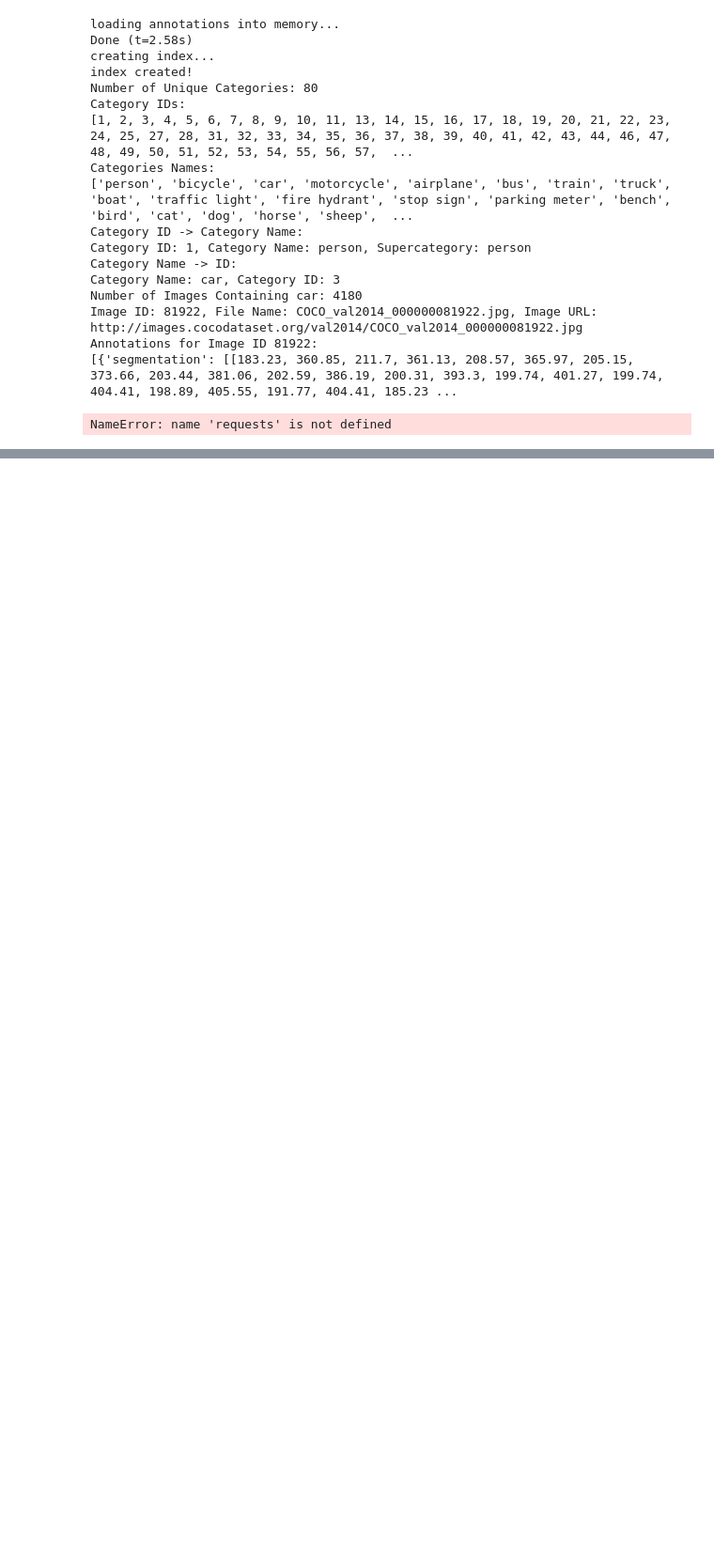
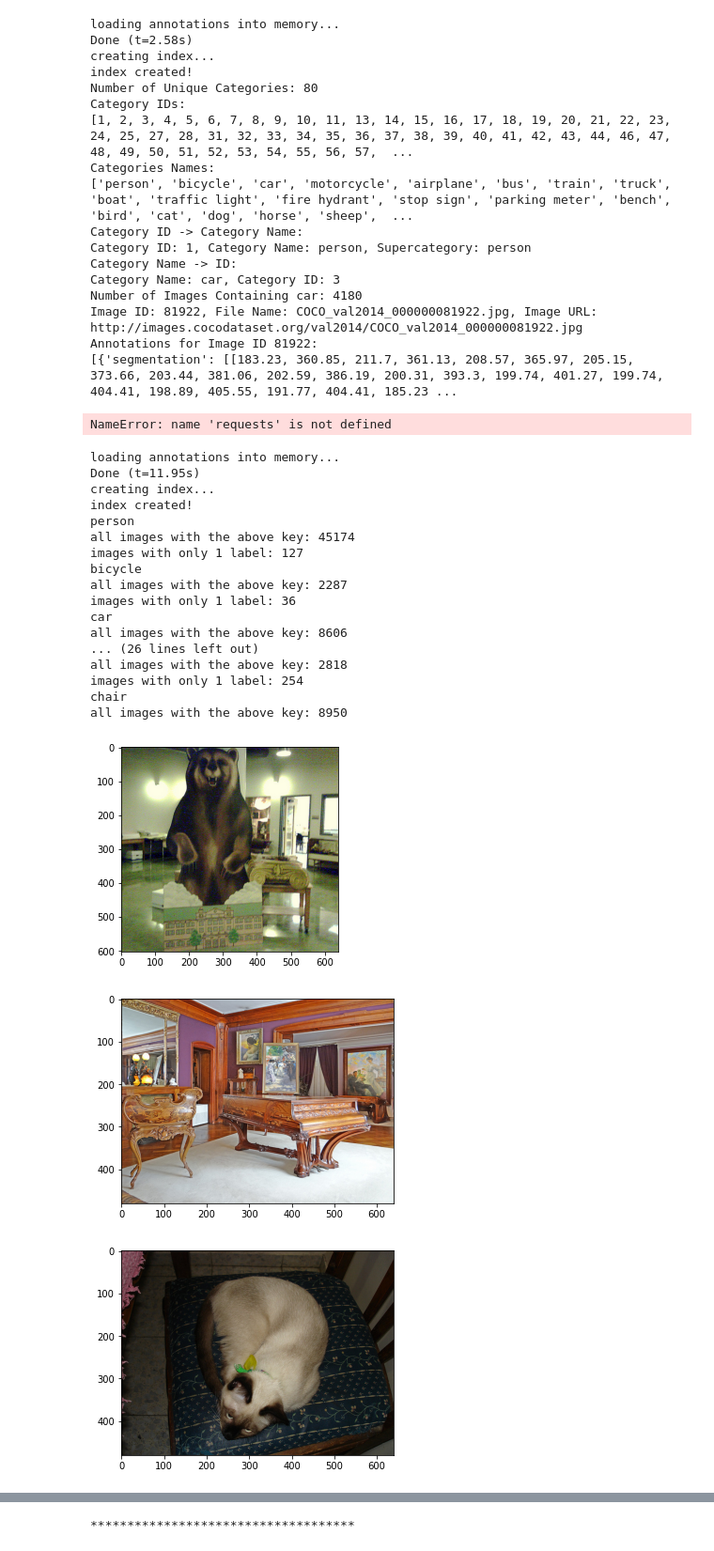
Before and after one commit to kushagraagrawal/Test_Time_Training_Image_Deblurring, a Jupyter notebook: Playground.ipynb, the cells around one changed output, grey strips where cells are left out. Shown at 94% size. Cells and saved outputs as stored; diff of their text form; code cells hidden in the pictures; blank space fills up the shorter version.

Commit message:
added script to visualise classes

```diff
--- a/Playground.ipynb
+++ b/Playground.ipynb
@@ -194,0 +217,54 @@ NameError: name 'requests' is not defined
+# %%
+import matplotlib.pyplot as plt
+from PIL import Image
+ids = list()
+coco = COCO('annotations/instances_train2014.json')
+for key, val in category_dict.items():
+    img_ids = coco.getImgIds(catIds=[val])
+    print(key)
+    print('all images with the above key: %d'%(len(img_ids)))
+    requiredID = list()
+    for ids in img_ids:
+        anns = coco.loadAnns(coco.getAnnIds(imgIds=[ids], iscrowd=None))
+        if(len(anns) == 1):
+#             if(key=='car'):
+#                 print(anns)
+#                 print('**********')
+            requiredID.append(ids)
+    if(key == 'chair'):
+        for ids in requiredID:
+            path = coco.loadImgs(ids)[0]["file_name"]
+            plt.imshow(Image.open(os.path.join('train2014', path)).convert("RGB"))
+            plt.show()
+        ite = 0
+        print('************************************')
+        for ids in img_ids:
+            if((ids not in requiredID) and (ite < 5)):
+                path = coco.loadImgs(ids)[0]["file_name"]
+                plt.imshow(Image.open(os.path.join('train2014', path)).convert("RGB"))
+                plt.show()
+                ite += 1
+
+    print('images with only 1 label: %d'%(len(requiredID)))
+    # ids.extend(img_ids)
+# %% [output]
+loading annotations into memory...
+Done (t=11.95s)
+creating index...
+index created!
+person
+all images with the above key: 45174
+images with only 1 label: 127
+bicycle
+all images with the above key: 2287
+images with only 1 label: 36
+car
+all images with the above key: 8606
+... (26 lines left out)
+all images with the above key: 2818
+images with only 1 label: 254
+chair
+all images with the above key: 8950
+[figure, added]
+[figure, added]
+[figure, added]
@@ -194,0 +276 @@ NameError: name 'requests' is not defined
+************************************
```
Also changed, not shown: parts of 5 cells of this notebook.
